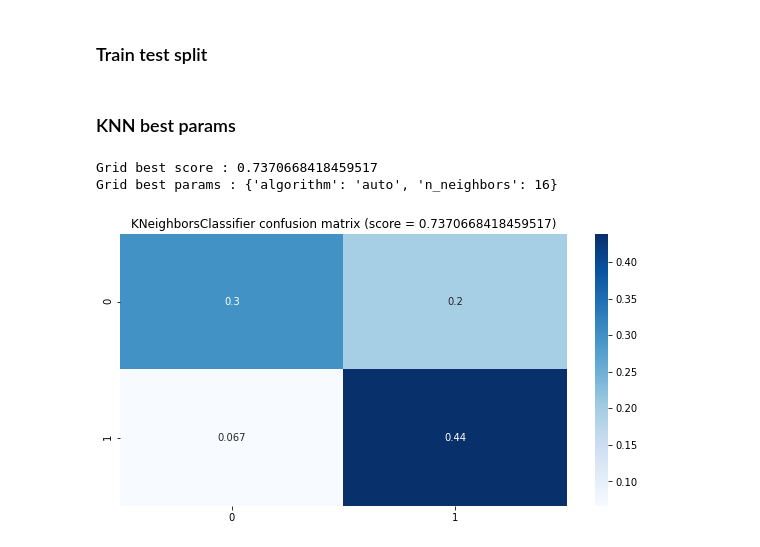
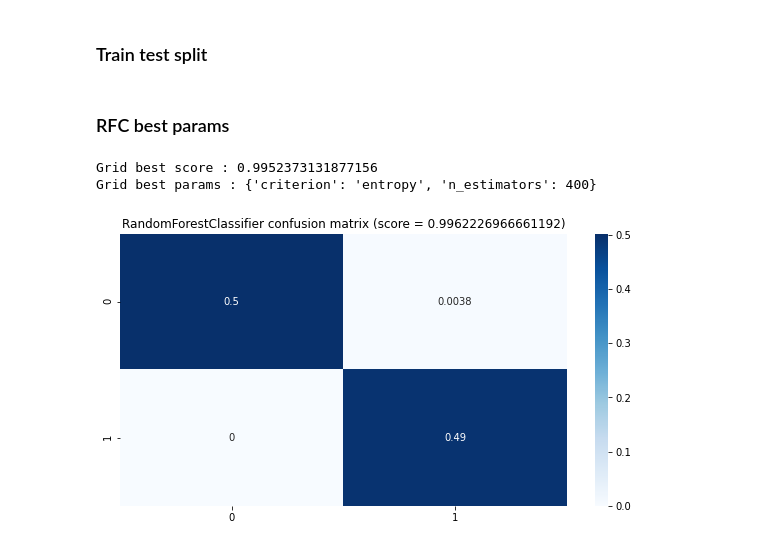
Before and after one commit to aboustev/OPC-Project_7, a Jupyter notebook: 04_NOTEBOOKS/Untitled.ipynb, the cells around one changed output. Drawn from its saved outputs; the diff is of its cells as text; code cells hidden in the pictures.

```diff
--- a/04_NOTEBOOKS/Untitled.ipynb
+++ b/04_NOTEBOOKS/Untitled.ipynb
@@ -687,27 +745,27 @@ Bagging with 50 estimators
 ### Train test split
 # %%
 X_train, X_test, y_train, y_test = train_test_split(
-    x_smote,
-    y_smote,
+    test_over[top_feat],
+    test_over.TARGET,
     test_size=0.33,
     random_state=0)
 # %% [markdown]
-### KNN best params
+### RFC best params
 # %%
 params = {
-    'n_neighbors': list(range(15, 30)),
-    'algorithm': ['auto', 'ball_tree', 'kd_tree', 'brute']
+    'n_estimators': [200, 250, 300, 350, 400],
+    'criterion': ['gini', 'entropy']
 }
 # %%
-grid = GridSearchCV(KNeighborsClassifier(), param_grid=params)
+grid = GridSearchCV(RandomForestClassifier(random_state=0), param_grid=params)
 grid.fit(X_train, y_train)
 print('Grid best score :', grid.score(X_test, y_test))
 print('Grid best params :', grid.best_params_)
 # %% [output]
-Grid best score : 0.7370668418459517
-Grid best params : {'algorithm': 'auto', 'n_neighbors': 16}
+Grid best score : 0.9952373131877156
+Grid best params : {'criterion': 'entropy', 'n_estimators': 400}
 # %%
-cls = KNeighborsClassifier(**grid.best_params_)
+cls = RandomForestClassifier(**grid.best_params_)
 # %%
 def heatmap_print(true, pred, title):
     plt.figure(figsize=(10, 5))
@@ -717,12 +775,12 @@ def heatmap_print(true, pred, title):
 # %%
 cls.fit(X_train, y_train)
 pred = cls.predict(X_test)
 true = y_test.values
-title_hm = 'KNeighborsClassifier confusion matrix (score = {})'.format(
+title_hm = 'RandomForestClassifier confusion matrix (score = {})'.format(
     cls.score(X_test, y_test))
 heatmap_print(true, pred, title_hm)
 # %% [output]
-[figure, old version]
+[figure, new version]
 # %%
 def classify_with_proba(probability_pred, proba_0=0.5):
     pred_0 = probability_pred[0]
```
Also changed, not shown: parts of 23 cells of this notebook, 1 other file.
